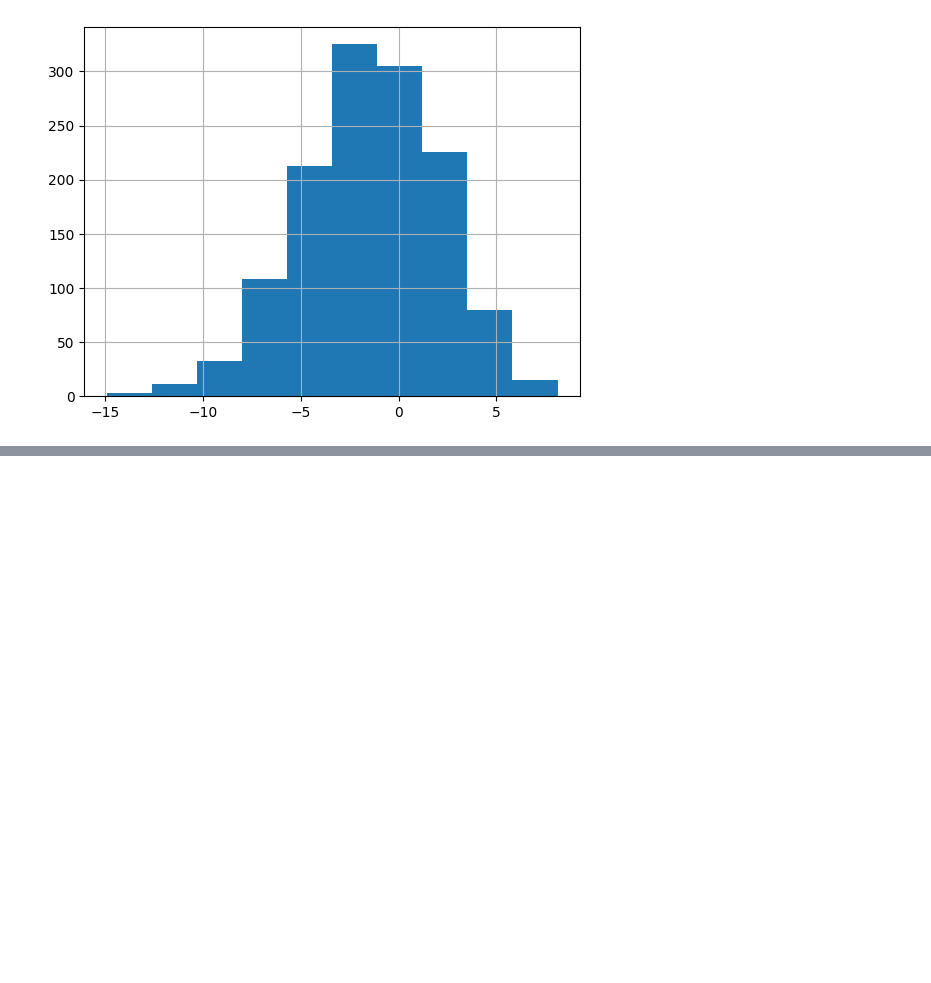
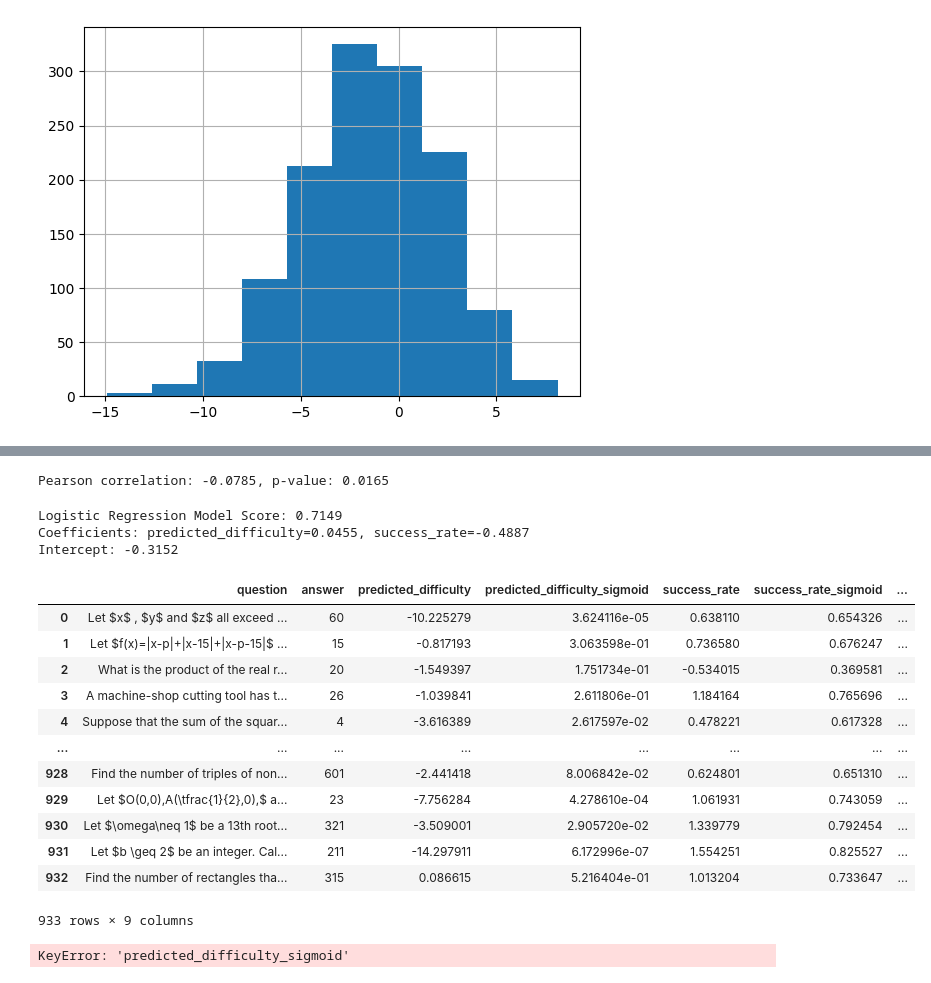
Before and after one commit to KabakaWilliam/llms_know_difficulty, a Jupyter notebook: notebooks/survey_probe_predictions.ipynb, the cells around one changed output, grey strips where cells are left out. Drawn from its saved outputs; the diff is of its cells as text; code cells hidden in the pictures; blank space fills up the shorter version.

```diff
--- a/notebooks/survey_probe_predictions.ipynb
+++ b/notebooks/survey_probe_predictions.ipynb
@@ -131,0 +260,2 @@ unsup_df["predicted_difficulty_sigmoid"].hist()
+# %%
+batch_outputs = llm.generate(PROMPTS, params)
@@ -131,0 +286,9 @@ unsup_df["predicted_difficulty_sigmoid"].hist()
+# %%
+merged_df = DIFFICULTY_PREDICTION_DF.merge(
+    unsup_df,
+    on=["question", "answer"],
+    suffixes=("_probe", "_unsup")
+)
+
+merged_df["is_correct"] = individual_correct
+merged_df.head()
@@ -131,0 +302,47 @@ unsup_df["predicted_difficulty_sigmoid"].hist()
+# %%
+corr, pval = pearsonr(merged_df["predicted_difficulty"], merged_df["success_rate"])
+print(f"Pearson correlation: {corr:.4f}, p-value: {pval:.4g}")
+# %% [output]
+Pearson correlation: -0.0785, p-value: 0.0165
+# %%
+# Create logistic regression model predicting actual performance
+X = merged_df[["predicted_difficulty", "success_rate"]].values
+y = merged_df["is_correct"].tolist()
+
+lr_model = LogisticRegression()
+lr_model.fit(X, y)
+
+# Print model performance
+train_score = lr_model.score(X, y)
+print(f"Logistic Regression Model Score: {train_score:.4f}")
+print(f"Coefficients: predicted_difficulty={lr_model.coef_[0][0]:.4f}, success_rate={lr_model.coef_[0][1]:.4f}")
+print(f"Intercept: {lr_model.intercept_[0]:.4f}")
+# %% [output]
+Logistic Regression Model Score: 0.7149
+Coefficients: predicted_difficulty=0.0455, success_rate=-0.4887
+Intercept: -0.3152
+# %%
+p_success = lr_model.predict_proba(X)[:, 1]  # probability of y=1 (success)
+merged_df["p_success_calibrated"] = p_success
+# %%
+merged_df
+# %% [output]
+|  | question | answer | predicted_difficulty | predicted_difficulty_sigmoid | success_rate | success_rate_sigmoid | ... |
+| 0 | Let $x$ , $y$ and $z$ all exceed ... | 60 | -10.225279 | 3.624116e-05 | 0.638110 | 0.654326 | ... |
+| 1 | Let $f(x)=|x-p|+|x-15|+|x-p-15|$ ... | 15 | -0.817193 | 3.063598e-01 | 0.736580 | 0.676247 | ... |
+| 2 | What is the product of the real r... | 20 | -1.549397 | 1.751734e-01 | -0.534015 | 0.369581 | ... |
+| 3 | A machine-shop cutting tool has t... | 26 | -1.039841 | 2.611806e-01 | 1.184164 | 0.765696 | ... |
+| 4 | Suppose that the sum of the squar... | 4 | -3.616389 | 2.617597e-02 | 0.478221 | 0.617328 | ... |
+| ... | ... | ... | ... | ... | ... | ... | ... |
+| 928 | Find the number of triples of non... | 601 | -2.441418 | 8.006842e-02 | 0.624801 | 0.651310 | ... |
+| 929 | Let $O(0,0),A(\tfrac{1}{2},0),$ a... | 23 | -7.756284 | 4.278610e-04 | 1.061931 | 0.743059 | ... |
+| 930 | Let $\omega\neq 1$ be a 13th root... | 321 | -3.509001 | 2.905720e-02 | 1.339779 | 0.792454 | ... |
+| 931 | Let $b \geq 2$ be an integer. Cal... | 211 | -14.297911 | 6.172996e-07 | 1.554251 | 0.825527 | ... |
+| 932 | Find the number of rectangles tha... | 315 | 0.086615 | 5.216404e-01 | 1.013204 | 0.733647 | ... |
+933 rows × 9 columns
+# %%
+unsup_df["predicted_difficulty_sigmoid"].hist()
+plt.title(f"{UNSUPERVISED_TARGET_DATASET} Difficulty predicted by {PROBE_SOURCE}")
+plt.show()
+# %% [output]
+KeyError: 'predicted_difficulty_sigmoid'
```
Also changed, not shown: parts of 25 cells of this notebook, 10 other files.
